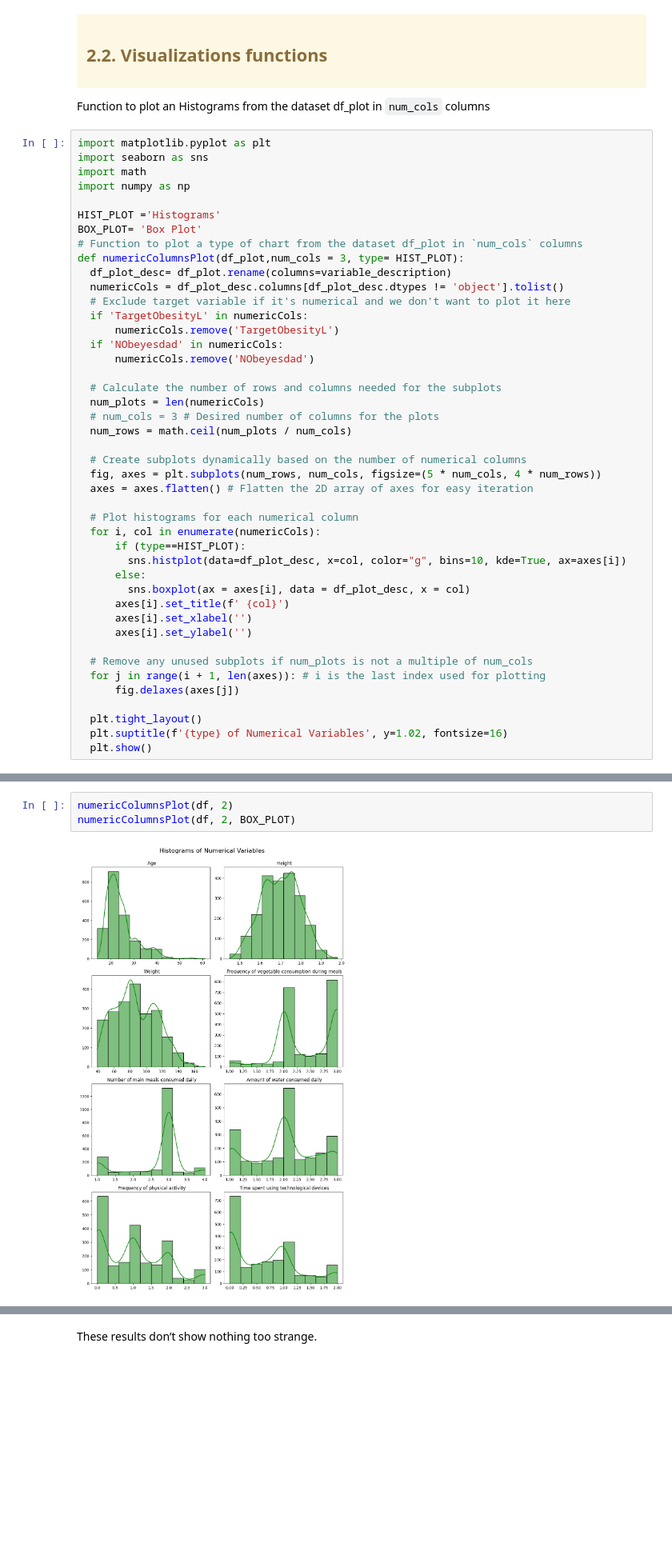
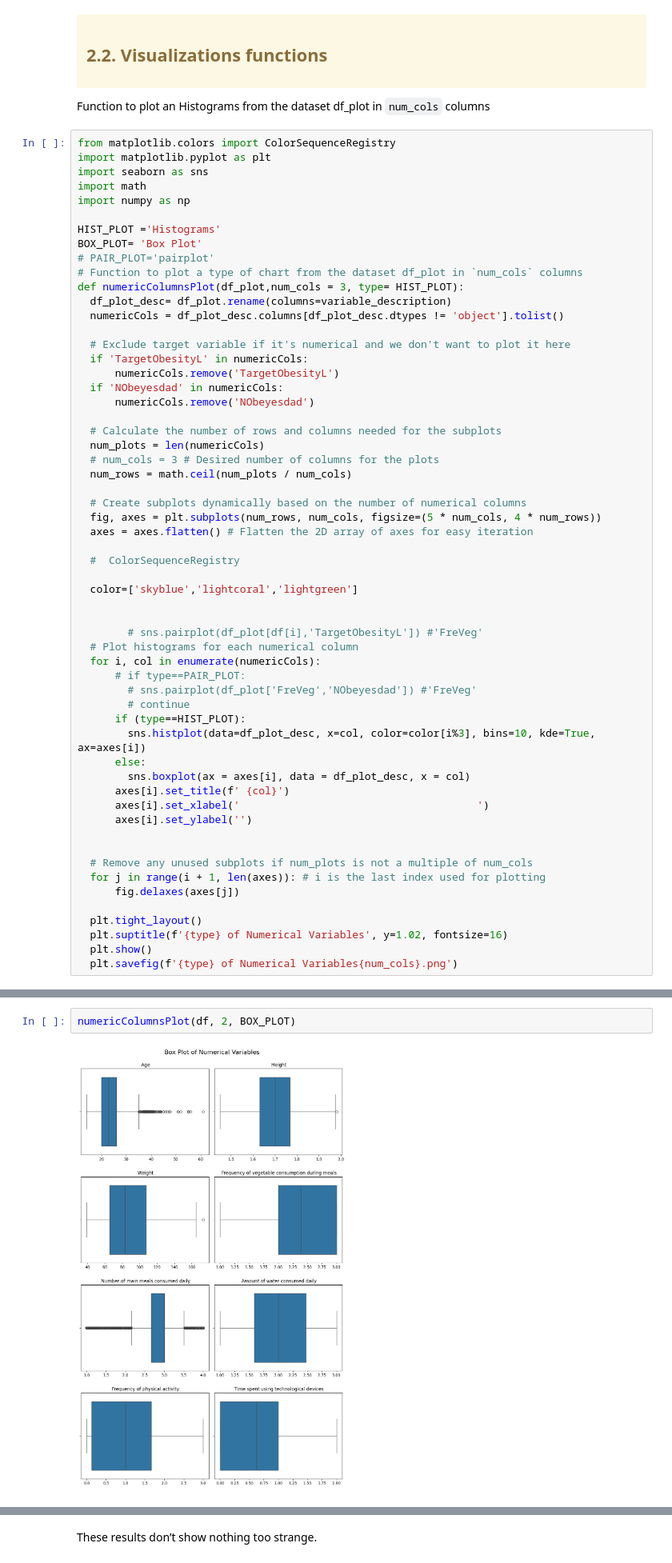
Before and after one commit to MInesGomes/DataScienceObesityLevels, a Jupyter notebook: DSGroup2.ipynb, the cells around one changed output, grey strips where cells are left out. Shown at 80% size. Drawn from its saved outputs; the diff is of its cells as text; blank space fills up the shorter version.

```diff
--- a/DSGroup2.ipynb
+++ b/DSGroup2.ipynb
@@ -219,6 +219,7 @@ print(variable_description)
 
 Function to plot an Histograms from the dataset df_plot in `num_cols` columns
 # %%
+from matplotlib.colors import ColorSequenceRegistry
 import matplotlib.pyplot as plt
 import seaborn as sns
 import math
@@ -226,10 +227,12 @@ import numpy as np
 
 HIST_PLOT ='Histograms'
 BOX_PLOT= 'Box Plot'
+# PAIR_PLOT='pairplot'
 # Function to plot a type of chart from the dataset df_plot in `num_cols` columns
 def numericColumnsPlot(df_plot,num_cols = 3, type= HIST_PLOT):
   df_plot_desc= df_plot.rename(columns=variable_description)
   numericCols = df_plot_desc.columns[df_plot_desc.dtypes != 'object'].tolist()
+
   # Exclude target variable if it's numerical and we don't want to plot it here
   if 'TargetObesityL' in numericCols:
       numericCols.remove('TargetObesityL')
@@ -245,15 +248,25 @@ def numericColumnsPlot(df_plot,num_cols = 3, type= HIST_PLOT):
   fig, axes = plt.subplots(num_rows, num_cols, figsize=(5 * num_cols, 4 * num_rows))
   axes = axes.flatten() # Flatten the 2D array of axes for easy iteration
 
+  #  ColorSequenceRegistry
+
+  color=['skyblue','lightcoral','lightgreen']
+
+
+        # sns.pairplot(df_plot[df[i],'TargetObesityL']) #'FreVeg'
   # Plot histograms for each numerical column
   for i, col in enumerate(numericCols):
+      # if type==PAIR_PLOT:
+        # sns.pairplot(df_plot['FreVeg','NObeyesdad']) #'FreVeg'
+        # continue
       if (type==HIST_PLOT):
-        sns.histplot(data=df_plot_desc, x=col, color="g", bins=10, kde=True, ax=axes[i])
+        sns.histplot(data=df_plot_desc, x=col, color=color[i%3], bins=10, kde=True, ax=axes[i])
       else:
         sns.boxplot(ax = axes[i], data = df_plot_desc, x = col)
       axes[i].set_title(f' {col}')
-      axes[i].set_xlabel('')
+      axes[i].set_xlabel('                                      ')
       axes[i].set_ylabel('')
+
 
   # Remove any unused subplots if num_plots is not a multiple of num_cols
   for j in range(i + 1, len(axes)): # i is the last index used for plotting
@@ -262,3 +275,4 @@ def numericColumnsPlot(df_plot,num_cols = 3, type= HIST_PLOT):
   plt.tight_layout()
   plt.suptitle(f'{type} of Numerical Variables', y=1.02, fontsize=16)
   plt.show()
+  plt.savefig(f'{type} of Numerical Variables{num_cols}.png')
@@ -265,5 +284,4 @@ def numericColumnsPlot(df_plot,num_cols = 3, type= HIST_PLOT):
 # %%
-numericColumnsPlot(df, 2)
 numericColumnsPlot(df, 2, BOX_PLOT)
 # %% [output]
-[figure, old version]
+[figure, new version]
```
Also changed, not shown: parts of 5 cells of this notebook.
